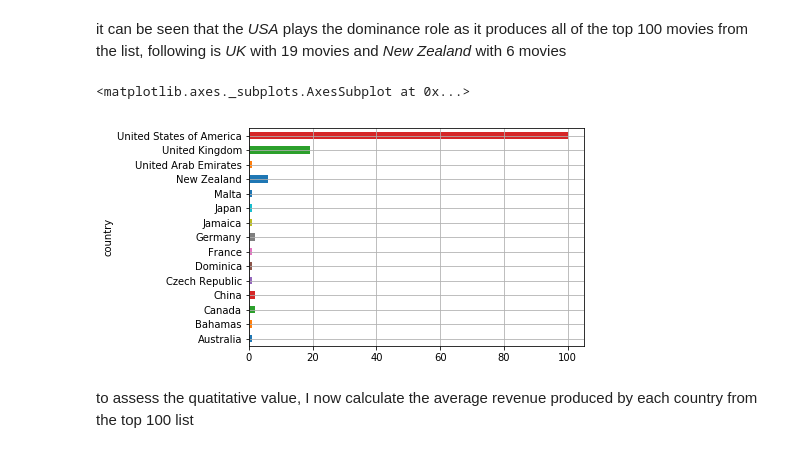
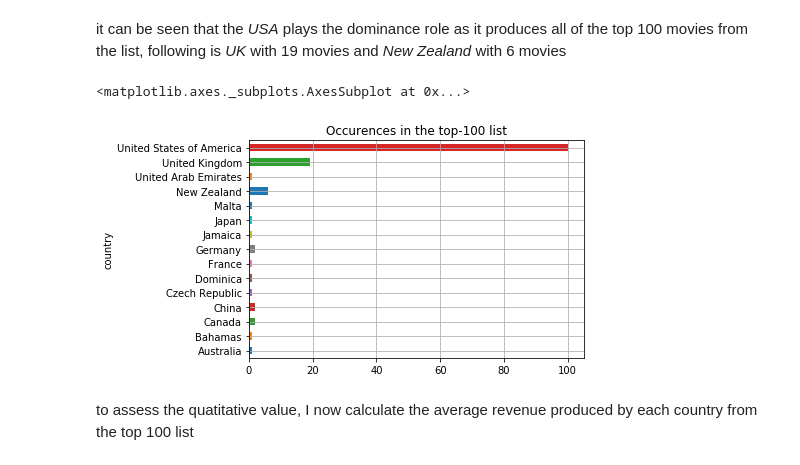
Before and after one commit to tdh512194/AnalyticalReport, a Jupyter notebook: Movie.ipynb, the cells around one changed output. Drawn from its saved outputs; the diff is of its cells as text; code cells hidden in the pictures.

```diff
--- a/Movie.ipynb
+++ b/Movie.ipynb
@@ -21,7 +21,7 @@ import json
 def json_decode(data,key):
     result = []
     data = json.loads(data) #convert to jsonjsonn from string
-    for item in data #convert to list from json
+    for item in data: #convert to list from json
         result.append(item[key])
     return result
 # %%
@@ -132,9 +133,3 @@ movie_top
 | 115 | Hancock | 624029371 | [United States of America] |
 | 18 | Men in Black 3 | 624026776 | [United States of America] |
 100 rows × 3 columns
-# %%
-countries_set = set()
-for data in movie_top.production_countries:
-    for item in data:
-        countries_set.add(item)
-print(countries_set)
@@ -159,10 +168,10 @@ import seaborn as sns
 # %%
 df = pd.Series(dict(country_top),name='count')
 df.index.name='country'
-df.plot(kind='barh',grid=True)
+df.plot(kind='barh',grid=True,title='Occurences in the top-100 list')
 # %% [output]
 <matplotlib.axes._subplots.AxesSubplot at 0x...>
-[figure, old version]
+[figure, new version]
 # %% [markdown]
 to assess the quatitative value, I now calculate the average revenue produced by each country from the top 100 list
 # %%
```
Also changed, not shown: parts of 36 cells of this notebook.
